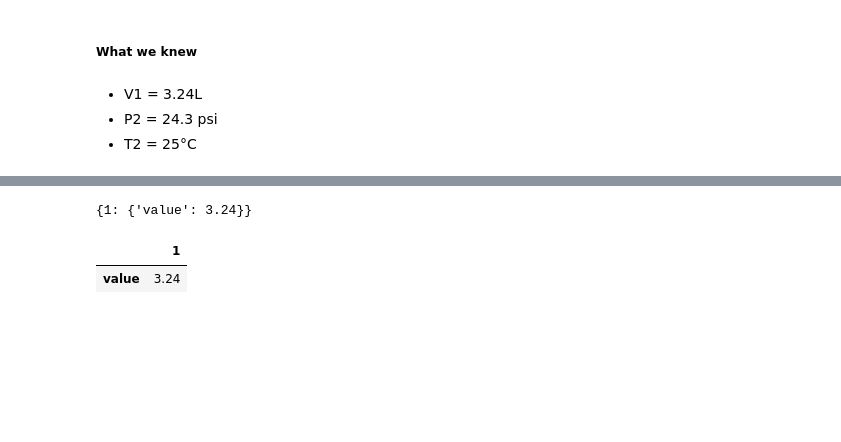
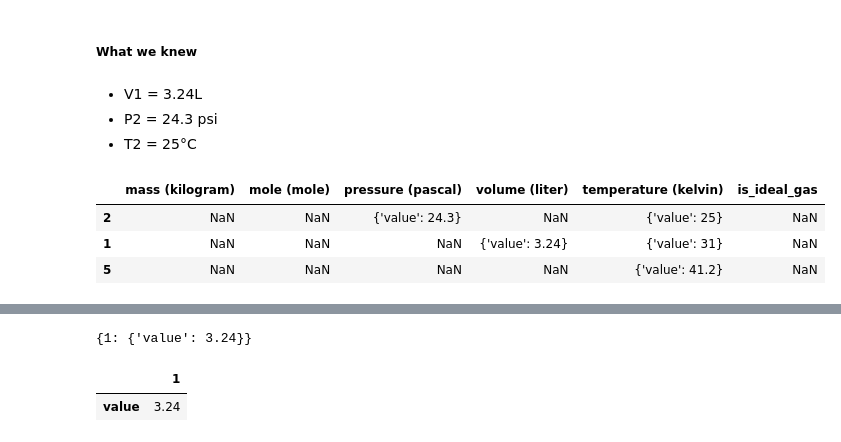
Before and after one commit to xrsrke/exex, a Jupyter notebook: tutorials/10_gases.ipynb, the cells around one changed output, grey strips where cells are left out. Saved outputs shown, nothing was run; the diff lists cells and outputs as text; code cells hidden in the pictures; blank space fills up the shorter version.

Commit message:
add compound table properties data

```diff
--- a/tutorials/10_gases.ipynb
+++ b/tutorials/10_gases.ipynb
@@ -26,3 +26,12 @@ H2.properties['volume'].add_data(1, 3.24)
 H2.properties['pressure'].add_data(2, 24.3)
 # %%
 H2.properties['temperature'].add_data(2, 25)
+H2.properties['temperature'].add_data(1, 31)
+H2.properties['temperature'].add_data(5, 41.2)
+# %%
+H2.info()
+# %% [output]
+|  | mass (kilogram) | mole (mole) | pressure (pascal) | volume (liter) | temperature (kelvin) | is_ideal_gas |
+| 2 | NaN | NaN | {'value': 24.3} | NaN | {'value': 25} | NaN |
+| 1 | NaN | NaN | NaN | {'value': 3.24} | {'value': 31} | NaN |
+| 5 | NaN | NaN | NaN | NaN | {'value': 41.2} | NaN |
```
Also changed, not shown: parts of 14 cells of this notebook, 6 other files.
